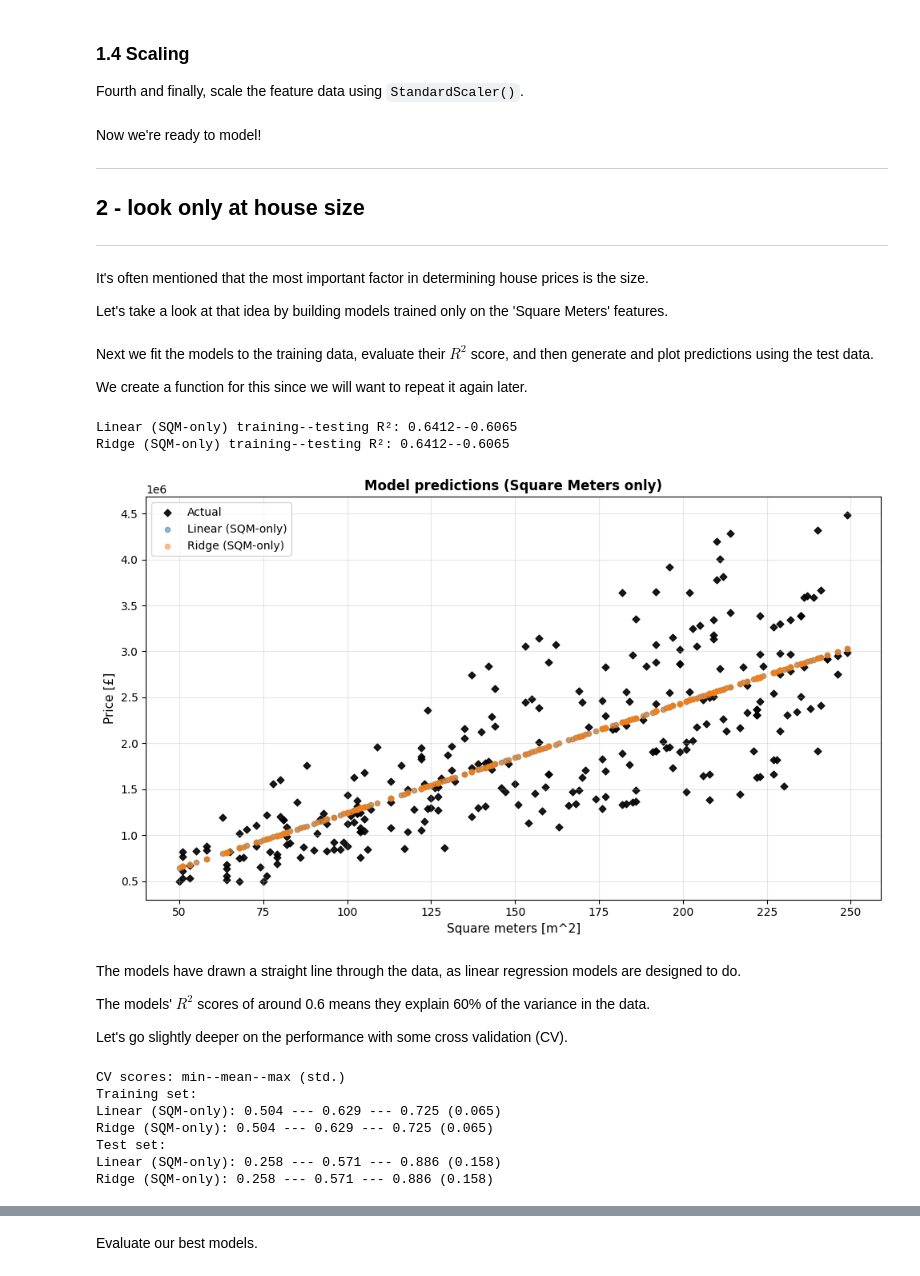
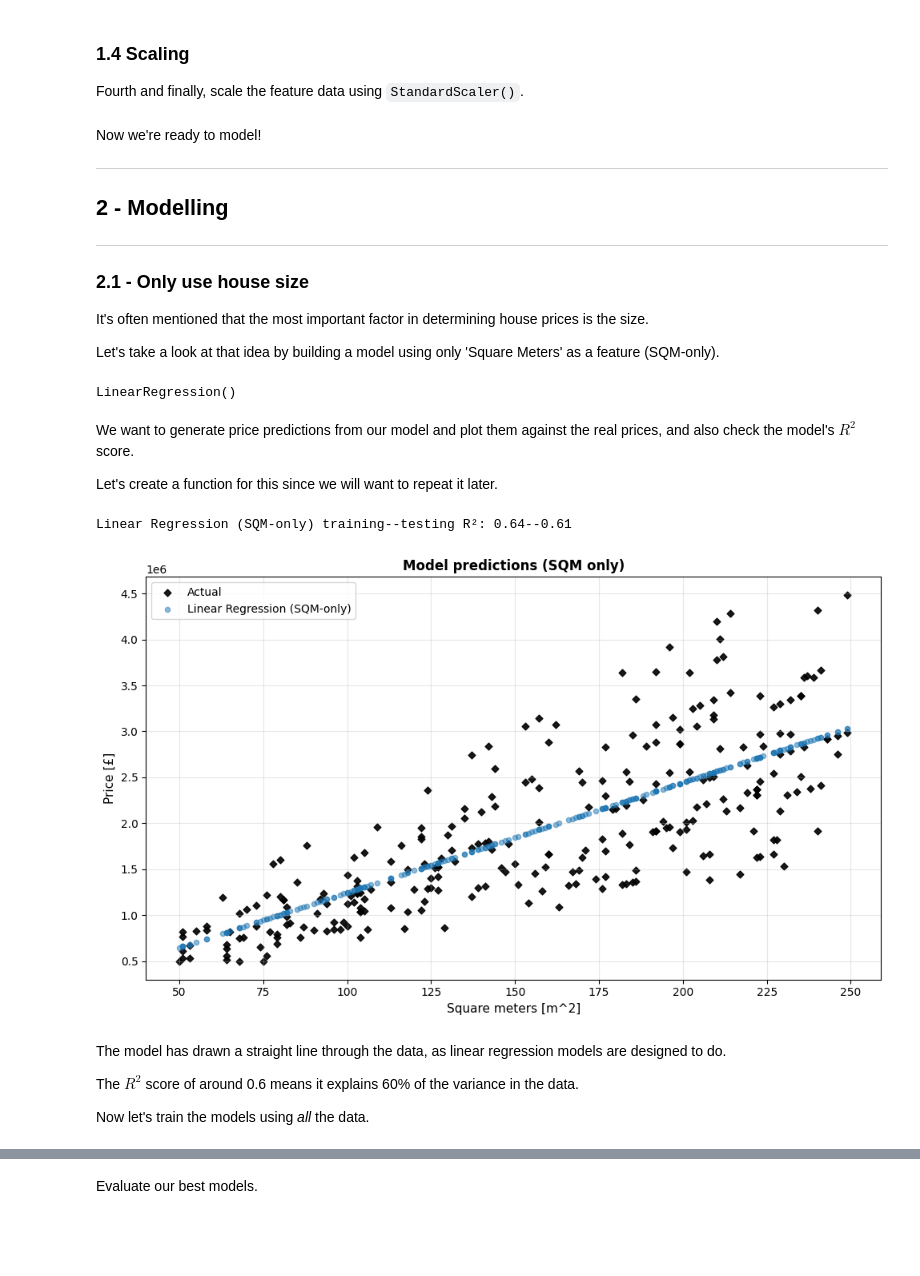
Before and after one commit to rsamconn/London-housing, a Jupyter notebook: test_reg_update.ipynb, the cells around one changed output, grey strips where cells are left out. Saved outputs shown, nothing was run; the diff lists cells and outputs as text; code cells hidden in the pictures; blank space fills up the shorter version.

Commit message:
Completed cleanup of test_reg_update notebook.

```diff
--- a/test_reg_update.ipynb
+++ b/test_reg_update.ipynb
@@ -127,27 +127,33 @@ X_eval_scaled = scaler.transform(X_eval)
 Now we're ready to model!
 
 ***
-## 2 - look only at house size
+## 2 - Modelling
 ***
+
+### 2.1 - Only use house size
 It's often mentioned that the most important factor in determining house prices is the size.
 
-Let's take a look at that idea by building models trained only on the 'Square Meters' features.
+Let's take a look at that idea by building a model using only 'Square Meters' as a feature (SQM-only).
 # %%
-# Get Square Meters data
-X_train_sqm = X_train[:, cols_encoded.get_loc('Square Meters')].reshape(-1, 1)
-X_test_sqm = X_test[:, cols_encoded.get_loc('Square Meters')].reshape(-1, 1)
+# Get Square Meters dolumns
+sqm_column_ind = cols_encoded.get_loc('Square Meters')
+X_train_sqm = X_train[:, sqm_column_ind].reshape(-1, 1)
+X_test_sqm = X_test[:, sqm_column_ind].reshape(-1, 1)
 
-# Instantiate models
-models_sqm = {'Linear (SQM-only)': LinearRegression(),
-            #   'Lasso (SQM-only)': Lasso(alpha = 0.1),
-              'Ridge (SQM-only)': Ridge(alpha = 0.1)}
+# Use a Linear Regression model
+linreg_sqm = LinearRegression()
+linreg_sqm.fit(X_train_sqm, y_train)
+# %% [output]
+LinearRegression()
 # %% [markdown]
-Next we fit the models to the training data, evaluate their $R^2$ score, and then generate and plot predictions using the test data.
+We want to generate price predictions from our model and plot them against the real prices, and also check the model's $R^2$ score.
 
-We create a function for this since we will want to repeat it again later.
+Let's create a function for this since we will want to repeat it later.
 # %%
-def score_predict_plot(model_dict, X_train, y_train, X_test, y_test, X_test1D, title='Model predictions'):
-    """Fit and evaluate multiple models, plotting their predictions vs actual values."""
+def score_predict_plot(model_dict,
+                       X_train, y_train, X_test, y_test,
+                       X_test1D, title='Model predictions'):
+    """Plot predictions vs actual values for multiple models and calculate their R2 scores."""
 
     # Create figure and plot the actual results
     plt.figure(figsize=(10, 6))
@@ -156,14 +162,13 @@ def score_predict_plot(model_dict, X_train, y_train, X_test, y_test, X_test1D, t
 
     # Loop over models
     for model_name, model in model_dict.items():
-        # Fit, redict and plot
-        model.fit(X_train, y_train)
+        # Predict and plot
         y_pred = model.predict(X_test)
         plt.scatter(X_test1D, y_pred, label=model_name, alpha=0.5, s=20)
         # Calculate and print R² scores
         train_score = model.score(X_train, y_train)
         test_score = model.score(X_test, y_test)
-        print(f"{model_name} training--testing R²: {train_score:.4f}--{test_score:.4f}")
+        print(f"{model_name} training--testing R²: {train_score:.2f}--{test_score:.2f}")
 
     plt.xlabel('Square meters [m^2]', fontsize=11)
     plt.ylabel('Price [£]', fontsize=11)
@@ -174,39 +179,15 @@ def score_predict_plot(model_dict, X_train, y_train, X_test, y_test, X_test1D, t
     plt.tight_layout()
     plt.show()
 # %%
-score_predict_plot(models_sqm,
-                   X_train_sqm, y_train, X_test_sqm, y_test, X_test_sqm,
-                   title='Model predictions (Square Meters only)')
+score_predict_plot({'Linear Regression (SQM-only)': linreg_sqm},
+                   X_train_sqm, y_train, X_test_sqm, y_test,
+                   X_test_sqm, title='Model predictions (SQM only)')
 # %% [output]
-Linear (SQM-only) training--testing R²: 0.6412--0.6065
-Ridge (SQM-only) training--testing R²: 0.6412--0.6065
+Linear Regression (SQM-only) training--testing R²: 0.64--0.61
-[figure, old version]
+[figure, new version]
 # %% [markdown]
-The models have drawn a straight line through the data, as linear regression models are designed to do.
+The model has drawn a straight line through the data, as linear regression models are designed to do.
 
-The models' $R^2$ scores of around 0.6 means they explain 60% of the variance in the data.
+The $R^2$ score of around 0.6 means it explains 60% of the variance in the data.
 
-Let's go slightly deeper on the performance with some cross validation (CV).
+Now let's train the models using _all_ the data.
-# %%
-from sklearn.model_selection import KFold, cross_val_score
-kf20 = KFold(n_splits=10, shuffle=True, random_state=23)
-
-print('CV scores: min--mean--max (std.)')
-def cross_val_models(models_dict, X, y, cv):
-    for model_name, model in models_dict.items():
-        cv_scores = cross_val_score(model, X, y, cv=cv, scoring='r2')
-        print(f'{model_name}: {np.min(cv_scores):.3f} --- {np.mean(cv_scores):.3f} --- {np.max(cv_scores):.3f} ({cv_scores.std():.3f})')
-    return
-
-print('Training set:')
-cross_val_models(models_sqm, X_train_sqm, y_train, kf20)
-print('Test set:')
-cross_val_models(models_sqm, X_test_sqm, y_test, kf20)
-# %% [output]
-CV scores: min--mean--max (std.)
-Training set:
-Linear (SQM-only): 0.504 --- 0.629 --- 0.725 (0.065)
-Ridge (SQM-only): 0.504 --- 0.629 --- 0.725 (0.065)
-Test set:
-Linear (SQM-only): 0.258 --- 0.571 --- 0.886 (0.158)
-Ridge (SQM-only): 0.258 --- 0.571 --- 0.886 (0.158)
```
Also changed, not shown: parts of 23 cells of this notebook.
